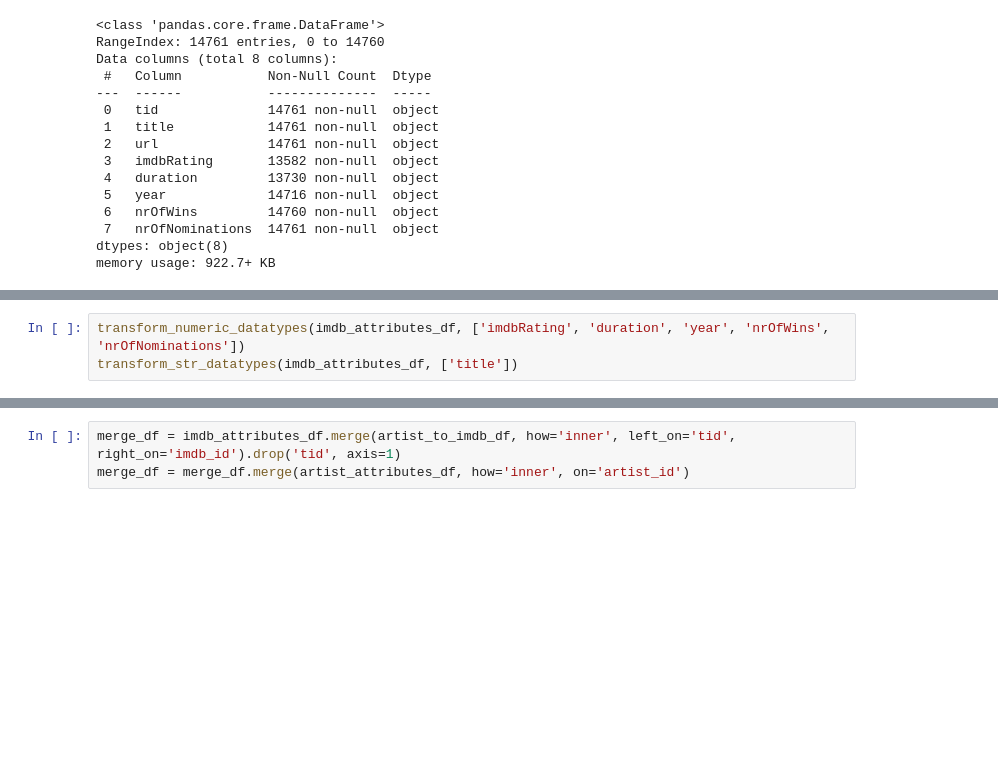
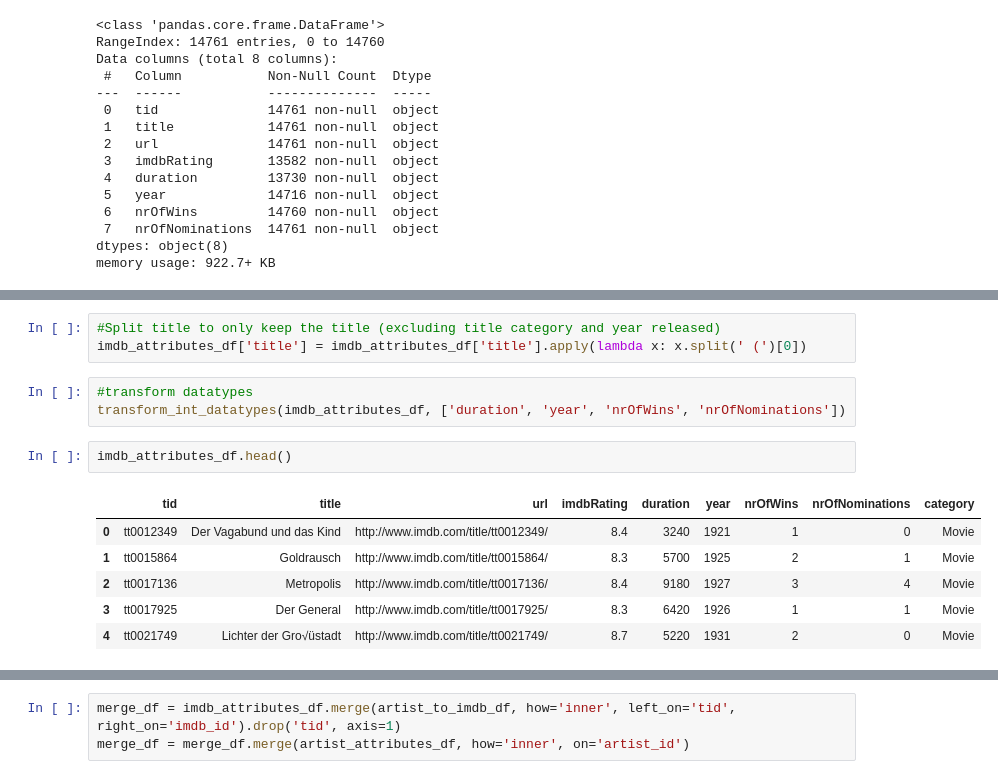
Before and after one commit to canon14/MovieRecommendationModel, a Jupyter notebook: MovieRecommendation.ipynb, the cells around one changed output, grey strips where cells are left out. Drawn from its saved outputs; the diff is of its cells as text; blank space fills up the shorter version.

```diff
--- a/MovieRecommendation.ipynb
+++ b/MovieRecommendation.ipynb
@@ -152,6 +263,18 @@ def transform_date_datatypes(df, cols):
+# %%
+#Split title to only keep the title (excluding title category and year released)
+imdb_attributes_df['title'] = imdb_attributes_df['title'].apply(lambda x: x.split(' (')[0])
 # %%
-transform_numeric_datatypes(imdb_attributes_df, ['imdbRating', 'duration', 'year', 'nrOfWins', 'nrOfNominations'])
-transform_str_datatypes(imdb_attributes_df, ['title'])
+#transform datatypes
+transform_int_datatypes(imdb_attributes_df, ['duration', 'year', 'nrOfWins', 'nrOfNominations'])
+# %%
+imdb_attributes_df.head()
+# %% [output]
+|  | tid | title | url | imdbRating | duration | year | nrOfWins | nrOfNominations | category |
+| 0 | tt0012349 | Der Vagabund und das Kind | http://www.imdb.com/title/tt0012349/ | 8.4 | 3240 | 1921 | 1 | 0 | Movie |
+| 1 | tt0015864 | Goldrausch | http://www.imdb.com/title/tt0015864/ | 8.3 | 5700 | 1925 | 2 | 1 | Movie |
+| 2 | tt0017136 | Metropolis | http://www.imdb.com/title/tt0017136/ | 8.4 | 9180 | 1927 | 3 | 4 | Movie |
+| 3 | tt0017925 | Der General | http://www.imdb.com/title/tt0017925/ | 8.3 | 6420 | 1926 | 1 | 1 | Movie |
+| 4 | tt0021749 | Lichter der Gro√üstadt | http://www.imdb.com/title/tt0021749/ | 8.7 | 5220 | 1931 | 2 | 0 | Movie |
 # %%
 imdb_attributes_df.info()
 # %% [output]
```
Also changed, not shown: parts of 18 cells of this notebook.
